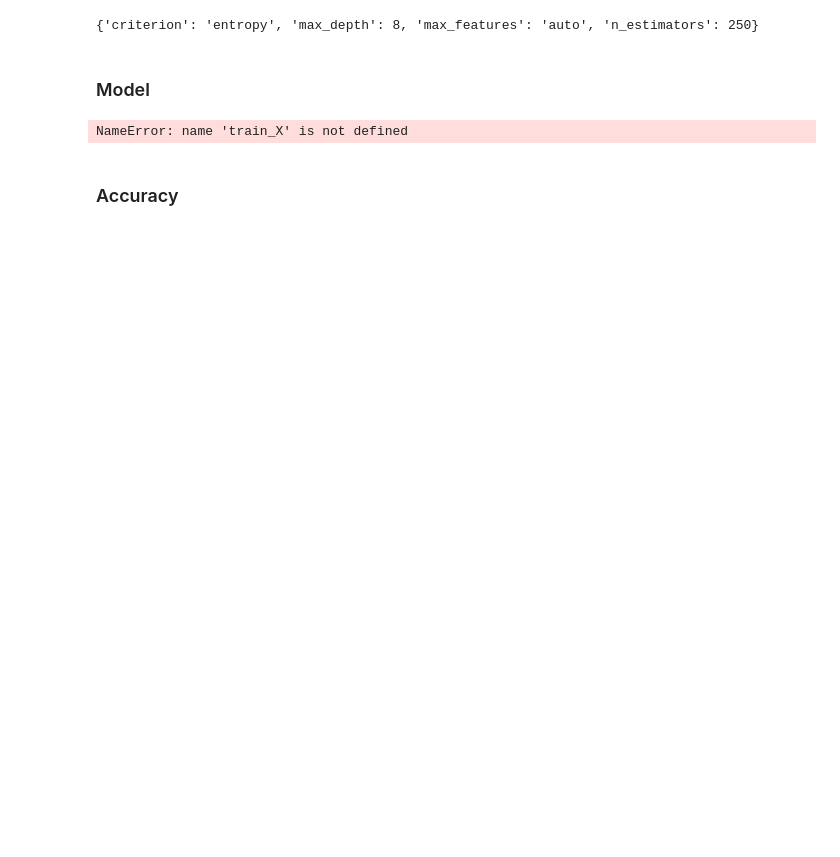
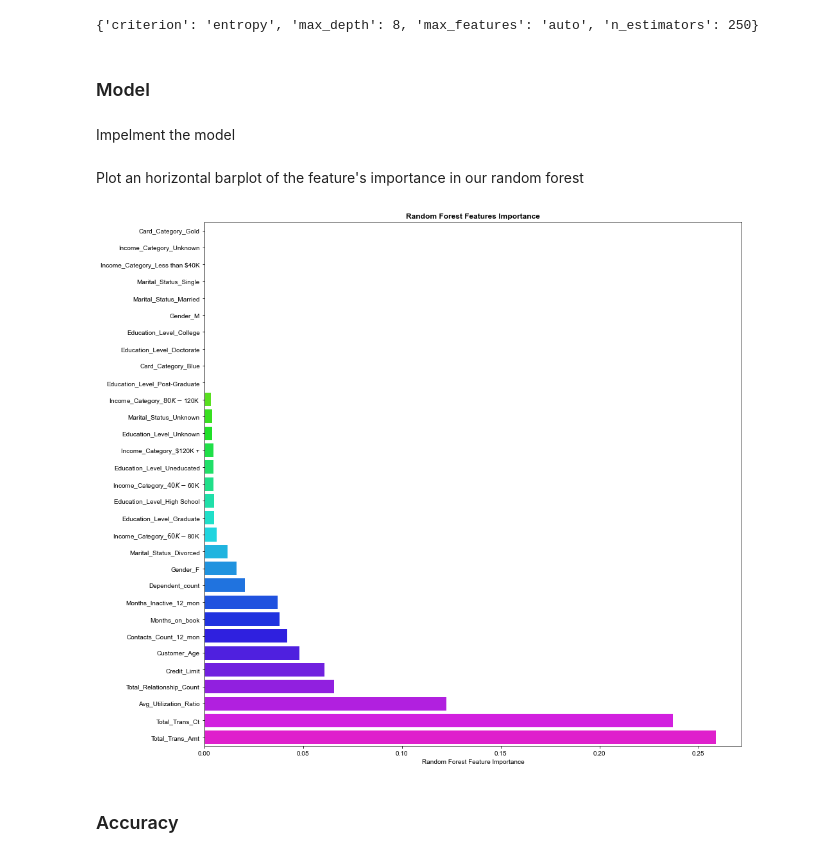
Before and after one commit to lorenzomelo/Churn, a Jupyter notebook: Final StayWithMe _ Churn Prediction.ipynb, the cells around one changed output. Drawn from its saved outputs; the diff is of its cells as text; code cells hidden in the pictures; blank space fills up the shorter version.

```diff
--- a/StayWithMe | Churn Prediction.ipynb
+++ b/Final StayWithMe _ Churn Prediction.ipynb
@@ -384,3 +440,5 @@ print(CV_rfc.best_params_)
 {'criterion': 'entropy', 'max_depth': 8, 'max_features': 'auto', 'n_estimators': 250}
 # %% [markdown]
 ### Model
+# %% [markdown]
+Impelment the model
@@ -387,26 +452,30 @@ print(CV_rfc.best_params_)
+# %% [markdown]
+Plot an horizontal barplot of the feature's importance in our random forest
 # %%
-rfc1=RandomForestClassifier(random_state=0, max_features='auto', n_estimators= 500, max_depth=8, criterion='entropy')
-rfc1.fit(train_X, train_y)
-y_pred_rf = rfc1.predict(test_X)
-
-rfc1.feature_importances_
 sorted_idx = rfc1.feature_importances_.argsort()
 X = under_data.iloc[:, under_data.columns != "Attrition_Flag"].values
 yaxis1 = pd.DataFrame(X, columns= ['Customer_Age', 'Dependent_count', 'Months_on_book',
        'Total_Relationship_Count', 'Months_Inactive_12_mon',
        'Contacts_Count_12_mon', 'Credit_Limit', 'Total_Trans_Amt',
        'Total_Trans_Ct', 'Avg_Utilization_Ratio', 'Education_Level_College',
        'Education_Level_Doctorate', 'Education_Level_Graduate',
        'Education_Level_High School', 'Education_Level_Post-Graduate',
        'Education_Level_Uneducated', 'Education_Level_Unknown', 'Gender_F',
        'Gender_M', 'Marital_Status_Divorced', 'Marital_Status_Married',
        'Marital_Status_Single', 'Marital_Status_Unknown',
        'Income_Category_$120K +', 'Income_Category_$40K - $60K',
        'Income_Category_$60K - $80K', 'Income_Category_$80K - $120K',
        'Income_Category_Less than $40K', 'Income_Category_Unknown',
        'Card_Category_Blue', 'Card_Category_Gold', 'Card_Category_Platinum',
        'Card_Category_Silver'])
 
-under_data.columns
+plt.figure(figsize=(15, 15))
+sns.barplot(x=rfc1.feature_importances_[sorted_idx], y=yaxis1.columns[sorted_idx], orient="h",
+            palette="gist_rainbow")
+plt.xlabel("Random Forest Feature Importance")
+plt.title("Random Forest Features Importance", fontweight="bold", fontsize=12)
+sns.set(font_scale=0.3)
+plt.rcParams['figure.dpi'] = 300
+plt.show()
 # %% [output]
-NameError: name 'train_X' is not defined
+[figure, added]
```
Also changed, not shown: parts of 59 cells of this notebook, 1 other file.
